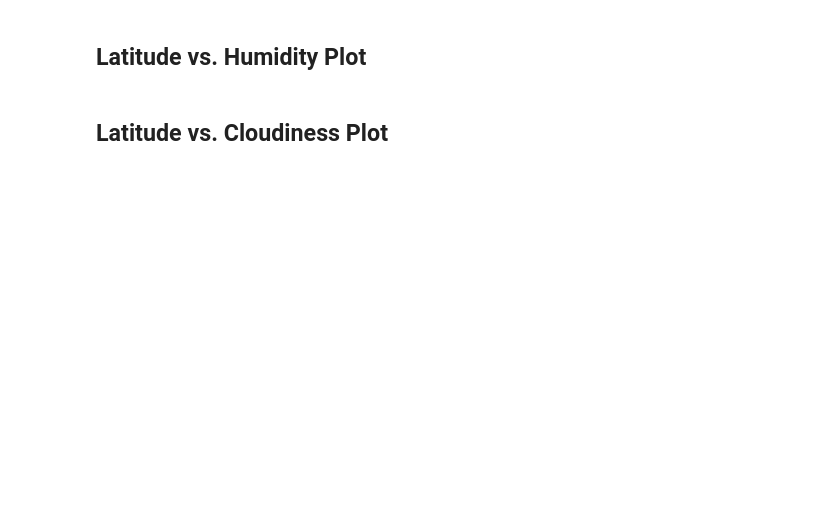
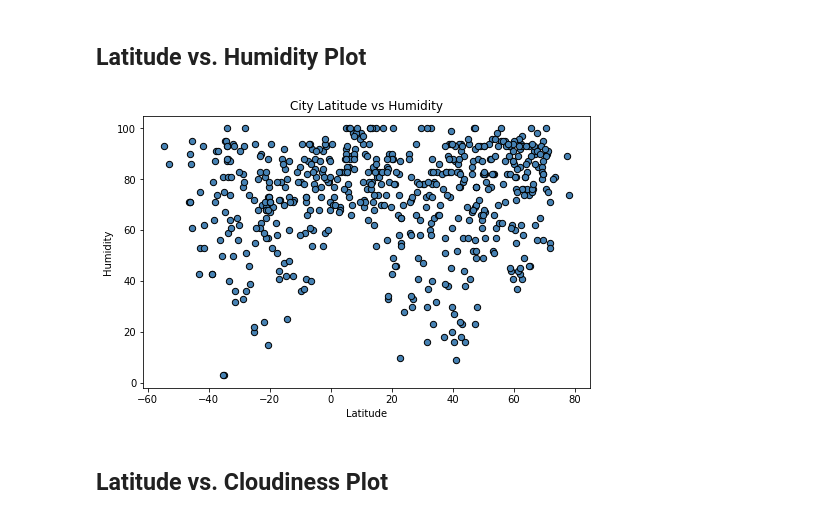
Before and after one commit to adrianstrecker/python-api-challenge, a Jupyter notebook: WeatherPy/WeatherPy.ipynb, the cells around one changed output. Saved outputs shown, nothing was run; the diff lists cells and outputs as text; code cells hidden in the pictures; blank space fills up the shorter version.

```diff
--- a/WeatherPy/WeatherPy.ipynb
+++ b/WeatherPy/WeatherPy.ipynb
@@ -199,4 +205,10 @@ lat_temp.plot(kind= "plot")
 # %% [markdown]
 ## Latitude vs. Humidity Plot
+# %%
+cleaned_weather_data.plot(kind = "scatter", x = "Latitude", y = "Humidity", title = "City Latitude vs Humidity",
+                         color = "steelblue", edgecolors = "black", s = 40, figsize = (8,5))
+plt.show()
+# %% [output]
+[figure, added]
 # %% [markdown]
 ## Latitude vs. Cloudiness Plot
```
Also changed, not shown: parts of 5 cells of this notebook.
